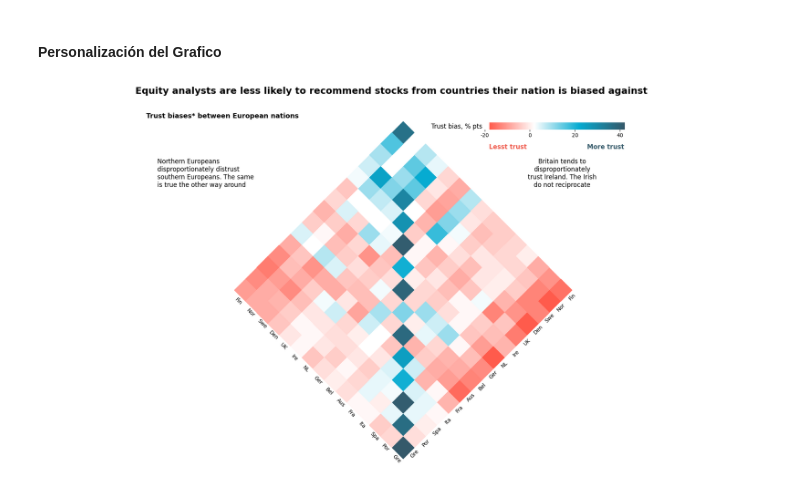
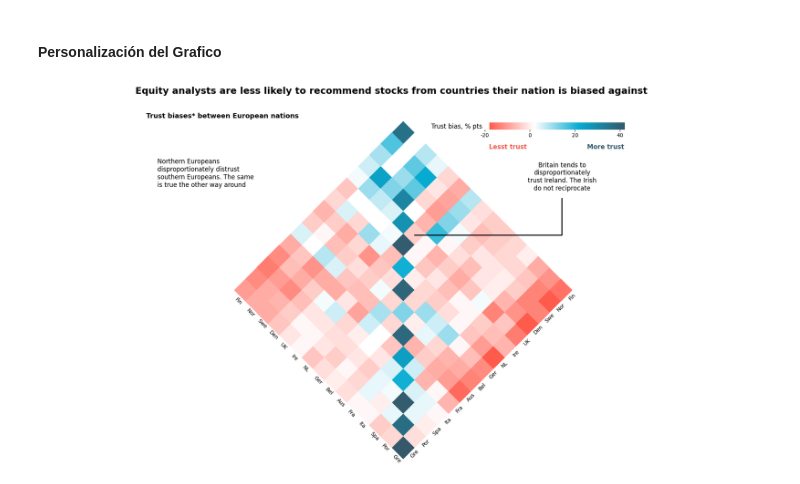
Before and after one commit to Vikktor93/visualizacion-de-graficos-T2, a Jupyter notebook: grafico1.ipynb, the cells around one changed output. Drawn from its saved outputs; the diff is of its cells as text; code cells hidden in the pictures.

```diff
--- a/grafico1.ipynb
+++ b/grafico1.ipynb
@@ -63,7 +63,7 @@ fig, ax = plt.subplots(1, 1, figsize=(25, 12))
 new_graph = rotate_axes(fig, 111, -135)
 
 # Crear el heatmap en el eje rotado
-sns.heatmap(df, cmap=my_gradient, ax=new_graph, cbar=True, annot=False, cbar_kws={'orientation': 'horizontal'})
+sns.heatmap(df, cmap=my_gradient, ax=new_graph, cbar=True, annot=False, cbar_kws={'orientation': 'horizontal'}, zorder = 1)
 
 # Ajustando la posición del color bar y las etiquetas
 cbar = new_graph.collections[0].colorbar
@@ -88,32 +88,38 @@ new_graph.text(0.16, 0.8, 'Northern Europeans \ndisproportionately distrust\nsou
          fontsize=12, ha='left', transform=ax.transAxes)
 
 new_graph.text(0.72, 0.79, 'Britain tends to\ndisproportionately\ntrust Ireland. The Irish\ndo not reciprocate',
-         fontsize=12, ha='center', transform=ax.transAxes)
+         fontsize=12, ha='center', transform=ax.transAxes, zorder=5)
+
+# Dibujar la línea directamente sobre new_graph en lugar de ax
+new_graph.annotate('', xy=(0.53, 0.66), xytext=(0.96, 0.77),
+            xycoords='axes fraction', textcoords='axes fraction',
+            arrowprops=dict(arrowstyle="-", color='black', lw=2,
+                            connectionstyle="angle,angleA=90,angleB=0,rad=0"), zorder=10)
 
 new_graph.text(0.645, 0.91, 'Lesst trust',
          fontsize=12, ha='center', weight='bold', color='#f05a4c', transform=ax.transAxes)
 
 new_graph.text(0.78, 0.91, 'More trust',
          fontsize=12, ha='center', weight='bold', color='#355A6A', transform=ax.transAxes)
 
 # Se agregan etiquetas de países a lo largo de los ejes rotados
 for i in range(df.shape[0]):
     # Etiquetas en el eje y (vertical)
     new_graph.text(df.shape[0] + 0.5, i + 0.5, df.columns[i], ha='left', va='center', rotation=-45, fontsize=10)
     # Etiquetas en el eje x (horizontal)
     new_graph.text(i + 0.5, df.shape[0] + 0.5, df.columns[i], ha='center', va='bottom', rotation=45, fontsize=10)
 
 # Se remueve los bordes del gráfico
 for spine in ax.spines.values():
     spine.set_visible(False)
 
 # Eliminación de las marcas y los números del eje X y eje Y
 ax.set_xticks([])
 ax.set_xticklabels([])
 
 ax.set_yticks([])
 ax.set_yticklabels([])
 
 plt.show()
 # %% [output]
-[figure, old version]
+[figure, new version]
```
